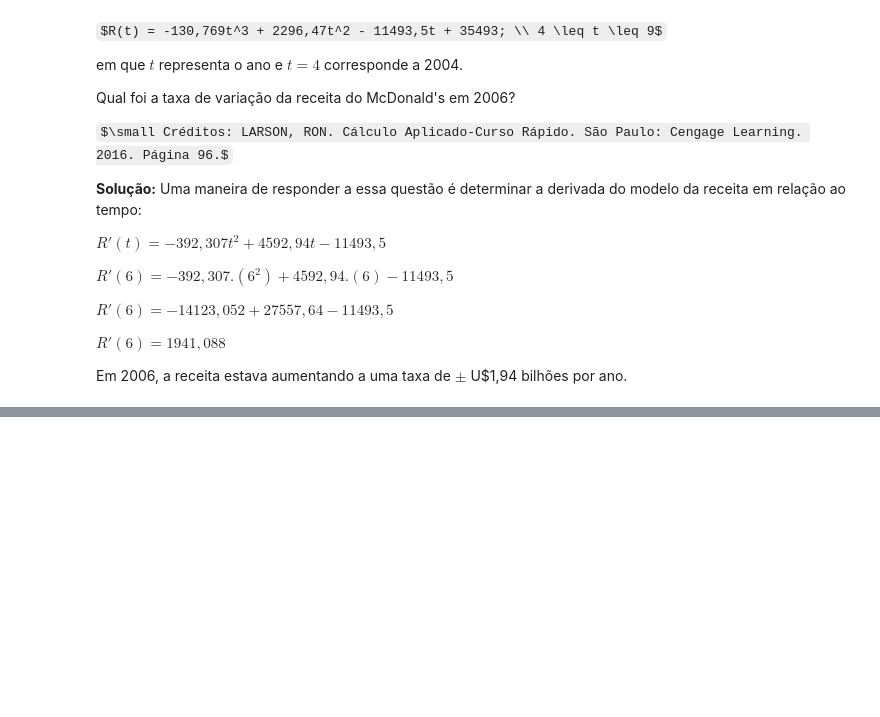
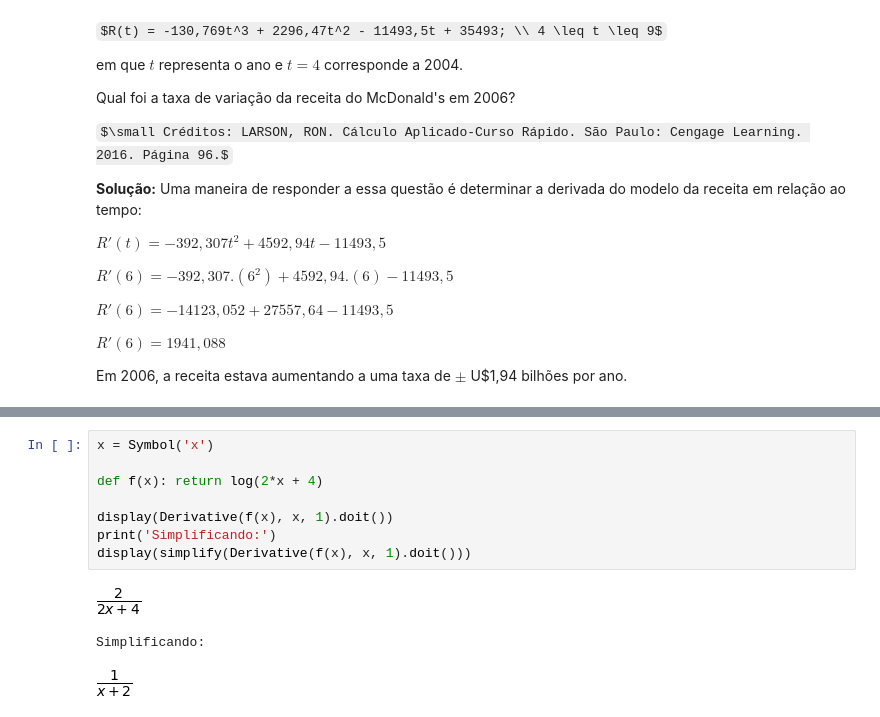
Before and after one commit to odilonjk/matematica, a Jupyter notebook: calculo/derivadas.ipynb, the cells around one changed output, grey strips where cells are left out. Drawn from its saved outputs; the diff is of its cells as text; some formulas as TeX source; blank space fills up the shorter version.

```diff
--- a/calculo/derivadas.ipynb
+++ b/calculo/derivadas.ipynb
@@ -222,0 +357,12 @@ plt.show()
+# %%
+x = Symbol('x')
+
+def f(x): return log(2*x + 4)
+
+display(Derivative(f(x), x, 1).doit())
+print('Simplificando:')
+display(simplify(Derivative(f(x), x, 1).doit()))
+# %% [output]
+[figure, added]
+Simplificando:
+[figure, added]
```
Also changed, not shown: parts of 20 cells of this notebook.
